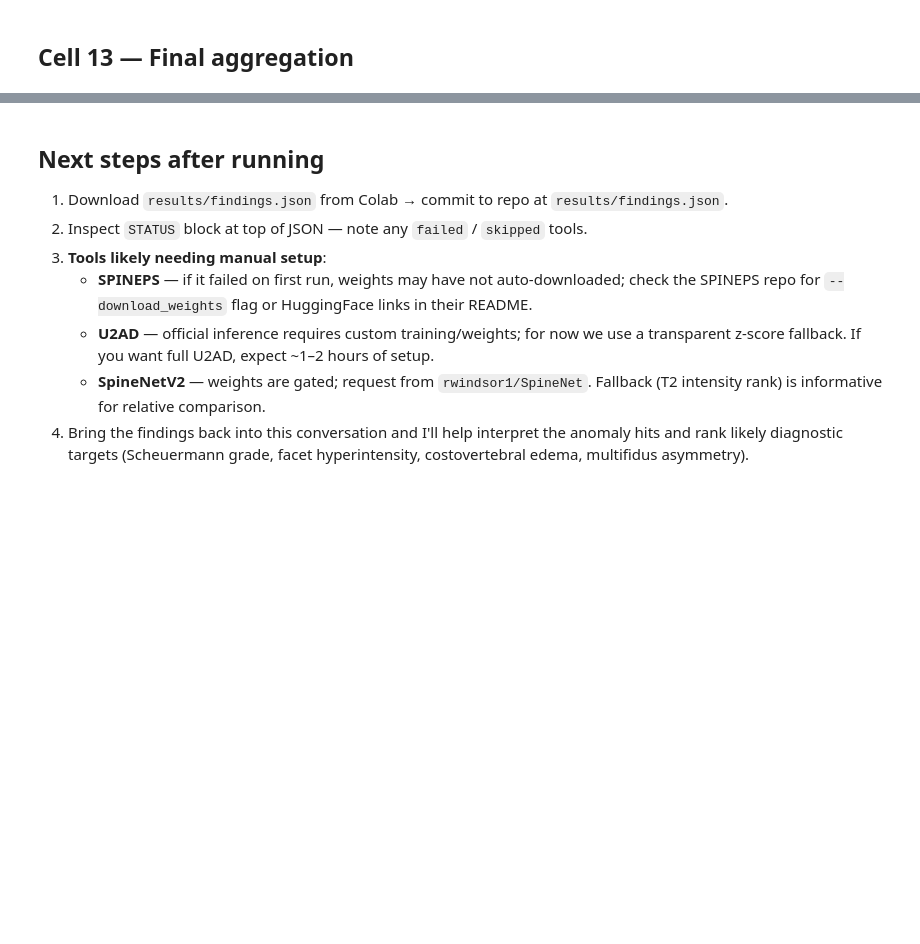
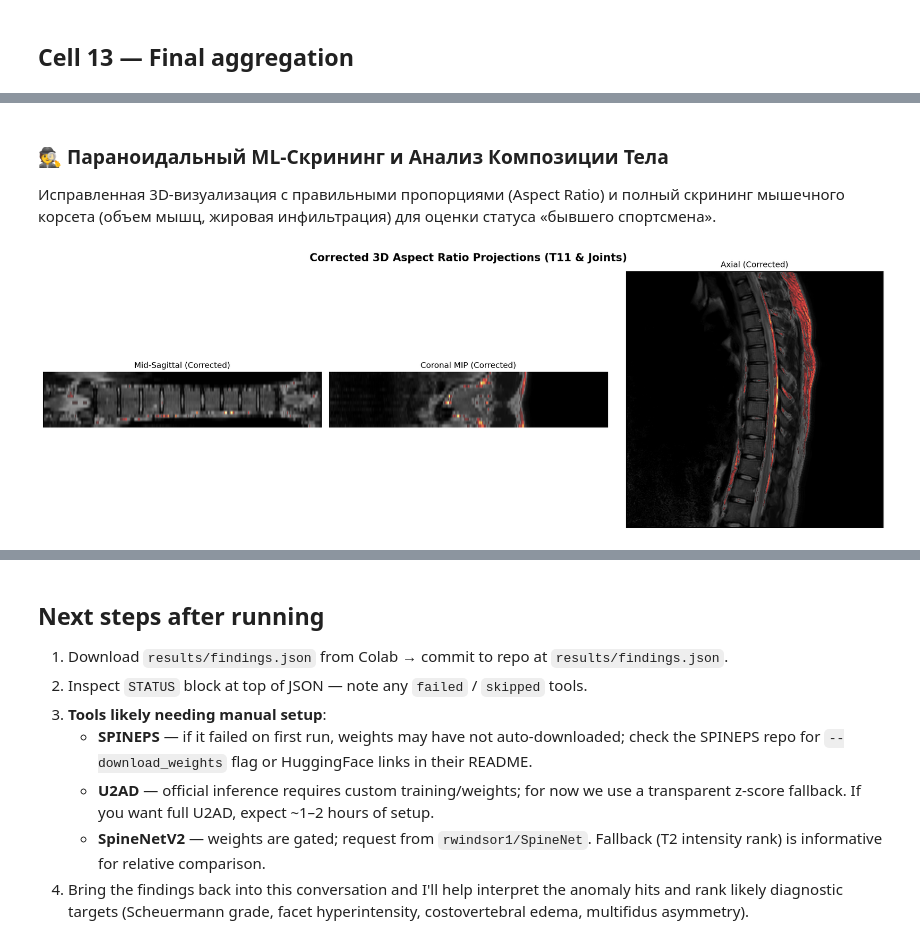
Before and after one commit to omarnuri/MRI-reseqrch, a Jupyter notebook: notebooks/spine_analysis_pipeline.ipynb, the cells around one changed output, grey strips where cells are left out. Saved outputs shown, nothing was run; the diff lists cells and outputs as text; code cells hidden in the pictures; blank space fills up the shorter version.

```diff
--- a/notebooks/spine_analysis_pipeline.ipynb
+++ b/notebooks/spine_analysis_pipeline.ipynb
@@ -1718,0 +2391,79 @@ print("  - intermediate/   (per-tool raw outputs)")
+# %% [markdown]
+### 🕵️ Параноидальный ML-Скрининг и Анализ Композиции Тела
+Исправленная 3D-визуализация с правильными пропорциями (Aspect Ratio) и полный скрининг мышечного корсета (объем мышц, жировая инфильтрация) для оценки статуса «бывшего спортсмена».
+# %%
+import matplotlib.pyplot as plt
+import nibabel as nib
+import numpy as np
+from scipy.ndimage import center_of_mass
+from IPython.display import Image, display
+import os
+
+def plot_fixed_aspect_edema():
+    scan_path = STIR_SAG if STIR_SAG else T2_SAG
+    if not scan_path or not seg_files:
+        print("Данные не найдены.")
+        return
+
+    img_nii = nib.load(scan_path)
+    img_data = img_nii.get_fdata()
+    zooms = img_nii.header.get_zooms() # Получаем реальные размеры пикселей (X, Y, Z)
+
+    vert_nii = nib.load(str(seg_files[0]))
+    vert_data = vert_nii.get_fdata()
+
+    if img_nii.shape != vert_nii.shape:
+        from nibabel.processing import resample_from_to
+        img_nii = resample_from_to(img_nii, vert_nii, order=3)
+        img_data = img_nii.get_fdata()
+        zooms = img_nii.header.get_zooms()
+
+    t11_mask = (vert_data == 18)
+    if t11_mask.sum() == 0:
+        print("Позвонок T11 не найден.")
+        return
+
+    center_z, center_y, center_x = [int(c) for c in center_of_mass(t11_mask)]
+    p95 = np.percentile(img_data, 98)
+    edema_heatmap = np.ma.masked_where(img_data < p95, img_data)
+
+    fig, axes = plt.subplots(1, 3, figsize=(18, 6))
+    fig.suptitle("Corrected 3D Aspect Ratio Projections (T11 & Joints)", fontsize=16, fontweight='bold')
+
+    # Вычисляем правильные пропорции для отображения
+    # Обычно в NIfTI: 0=Left/Right, 1=Anterior/Posterior, 2=Superior/Inferior
+    asp_sag = zooms[2] / zooms[1] if len(zooms) >= 3 else 'auto'
+    asp_cor = zooms[2] / zooms[0] if len(zooms) >= 3 else 'auto'
+    asp_ax = zooms[1] / zooms[0] if len(zooms) >= 3 else 'auto'
+
+    # Сагиттальный
+    axes[0].imshow(np.rot90(img_data[center_z, :, :]), cmap='gray', aspect=asp_sag)
+    axes[0].imshow(np.rot90(edema_heatmap[center_z, :, :]), cmap='hot', alpha=0.6, aspect=asp_sag)
+    axes[0].set_title("Mid-Sagittal (Corrected)")
+    axes[0].axis('off')
+
+    # Корональный
+    coronal_slice = img_data[:, center_y-5:center_y+15, :].max(axis=1)
+    coronal_heatmap = np.ma.masked_where(coronal_slice < p95, coronal_slice)
+    axes[1].imshow(np.rot90(coronal_slice), cmap='gray', aspect=asp_cor)
+    axes[1].imshow(np.rot90(coronal_heatmap), cmap='hot', alpha=0.6, aspect=asp_cor)
+    axes[1].set_title("Coronal MIP (Corrected)")
+    axes[1].axis('off')
+
+    # Аксиальный
+    axial_slice = img_data[:, :, center_x]
+    axial_heatmap = np.ma.masked_where(axial_slice < p95, axial_slice)
+    axes[2].imshow(np.rot90(axial_slice), cmap='gray', aspect=asp_ax)
+    axes[2].imshow(np.rot90(axial_heatmap), cmap='hot', alpha=0.6, aspect=asp_ax)
+    axes[2].set_title("Axial (Corrected)")
+    axes[2].axis('off')
+
+    plt.tight_layout()
+    out_img = '/content/spine_work/results/t11_edema_heatmap_aspect_fixed.png'
+    fig.savefig(out_img, bbox_inches='tight', dpi=150)
+    plt.close(fig)
+    display(Image(filename=out_img))
+
+plot_fixed_aspect_edema()
+# %% [output]
+[figure, added]
```
Also changed, not shown: parts of 29 cells of this notebook.
